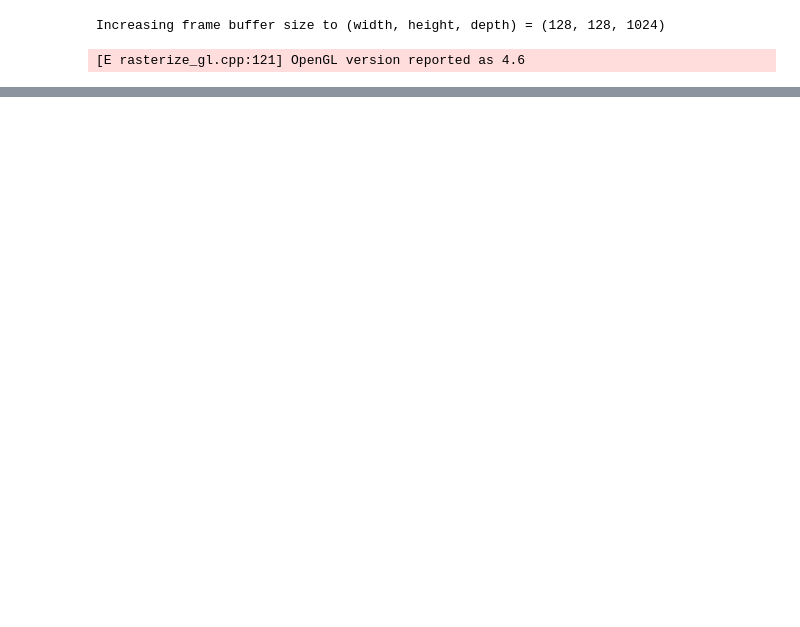
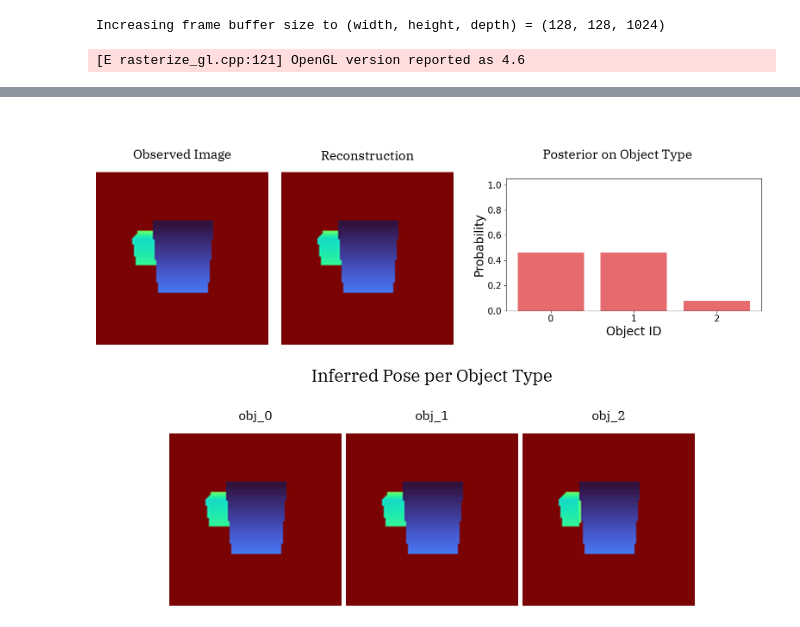
Before and after one commit to probcomp/bayes3d, a Jupyter notebook: experiments/tabletop/posterior_uncertainty.ipynb, the cells around one changed output, grey strips where cells are left out. Saved outputs shown, nothing was run; the diff lists cells and outputs as text; code cells hidden in the pictures; blank space fills up the shorter version.

```diff
--- a/experiments/tabletop/posterior_uncertainty.ipynb
+++ b/experiments/tabletop/posterior_uncertainty.ipynb
@@ -271,0 +138,98 @@ viz1
+# %%
+object_indices = jnp.array([0,1])
+
+poses = j.scene_graph.pose_from_contact_and_face_params_multiobject_jit(
+    jnp.array(
+        [
+            [0.0, 100.0, 0.0],
+            [60.582275390625, 0.0, 0.0],
+        ]
+    ),
+    jnp.array([3,3]),
+    renderer.model_box_dims[object_indices],
+    contact_plane
+)
+SCALING_FACTOR = 4
+observed_point_cloud_image = renderer.render_multiobject(poses, object_indices)
+j.meshcat.show_cloud("obs", observed_point_cloud_image[:,:,:3].reshape(-1,3) / 1000.0)
+j.scale_image(j.get_depth_image(observed_point_cloud_image[:,:,2]),SCALING_FACTOR)
+
+R = jnp.array([10.0, 1.0])
+object_poses, object_ids = poses[:1,:,:][None,...], [object_indices[0]]
+reconstruction = renderer.render_multiobject(
+    object_poses, object_ids
+)
+
+all_hypotheses = inference()
+
+
+scores = jnp.array([i[0] for i in all_hypotheses])
+normalized_scores = j.utils.normalize_log_scores(scores)
+print("SCORES  ", scores)
+print("NORMALIZED SCORES  ", normalized_scores)
+print(jnp.argsort(-scores))
+best_hypothesis = all_hypotheses[jnp.argmax(scores)]
+score, reconstruction, best_r, best_outlier_prob, best_poses, obj_id = best_hypothesis
+print("Best")
+print(best_r, best_outlier_prob, obj_id)
+
+R = best_r
+object_poses = best_poses[:,None,...]
+object_ids = object_ids + [obj_id]
+print(object_ids)
+
+# outliers = (
+#     (1.0 - best_outlier_prob) * (j.gaussian_mixture_image_multi_r_jit(observed_point_cloud_image, reconstruction[:,:,:3], reconstruction[:,:, -1], best_r))
+#         <
+#     (best_outlier_prob / OUTLIER_VOLUME)
+# )
+
+# height_factor = outlier_prob_viz.height / observed_image_viz.height
+plt.clf()
+plt.figure(figsize=(7,4))
+color = np.array([229, 107, 111])/255.0
+plt.bar(
+    np.arange(len(normalized_scores)),
+    normalized_scores,
+    color=color
+)
+plt.xticks(np.arange(len(normalized_scores)), ["{:d}".format(i) for i in range(len(normalized_scores))],fontsize=15)
+plt.yticks([0.0, 0.2, 0.4, 0.6, 0.8, 1.0],fontsize=15)
+plt.xlabel("Object ID",fontsize=20)
+plt.ylabel("Probability",fontsize=20)
+plt.ylim(0.0, 1.05)
+plt.tight_layout()
+img_buf = io.BytesIO()
+plt.savefig(img_buf, format='png')
+posterior_bar_chart = Image.open(img_buf)
+
+depth_viz = j.scale_image(j.get_depth_image(observed_point_cloud_image[:,:,2]), SCALING_FACTOR)
+
+height_factor = depth_viz.height / posterior_bar_chart.height
+
+
+
+# outlier_viz = j.scale_image(j.get_depth_image(1.0 - outliers), SCALING_FACTOR)
+viz1 = j.multi_panel(
+    [
+        depth_viz,
+        j.scale_image(j.get_depth_image(reconstruction[:,:,2]), SCALING_FACTOR),
+        j.scale_image(posterior_bar_chart, height_factor)
+    ],
+    labels=[
+        "Observed Image",
+        "Reconstruction",
+        "Posterior on Object Type",
+    ],
+    middle_width=30
+)
+
+viz2 = j.multi_panel(
+    [j.scale_image(j.get_depth_image(r[1][:,:,2]), SCALING_FACTOR) for r in all_hypotheses],
+    labels=["obj_{:d}".format(idx, i.item()) for (idx,i) in enumerate(normalized_scores)],
+    title="Inferred Pose per Object Type"
+)
+
+final_viz = j.vstack_images([viz1, viz2])
+final_viz
+# %% [output]
@@ -271,0 +242 @@ viz1
+[figure, added]
```
Also changed, not shown: parts of 15 cells of this notebook, 5 other files.
